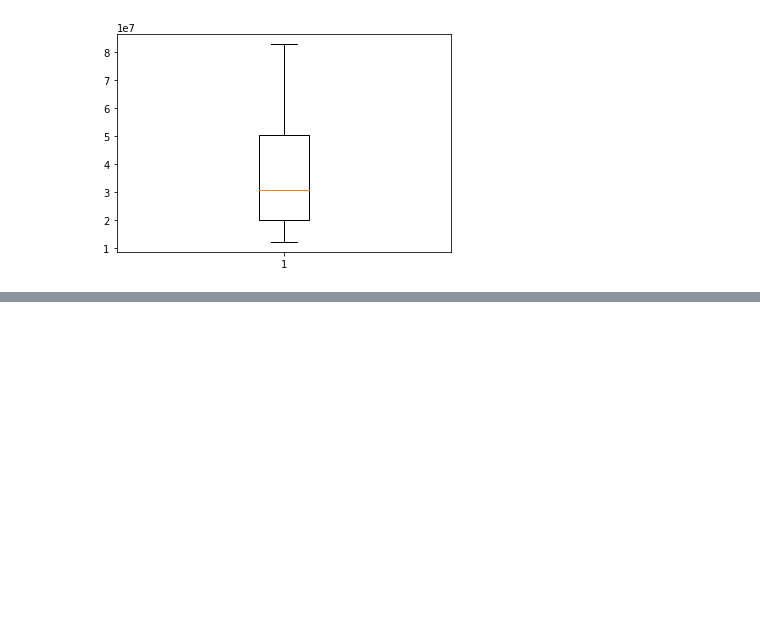
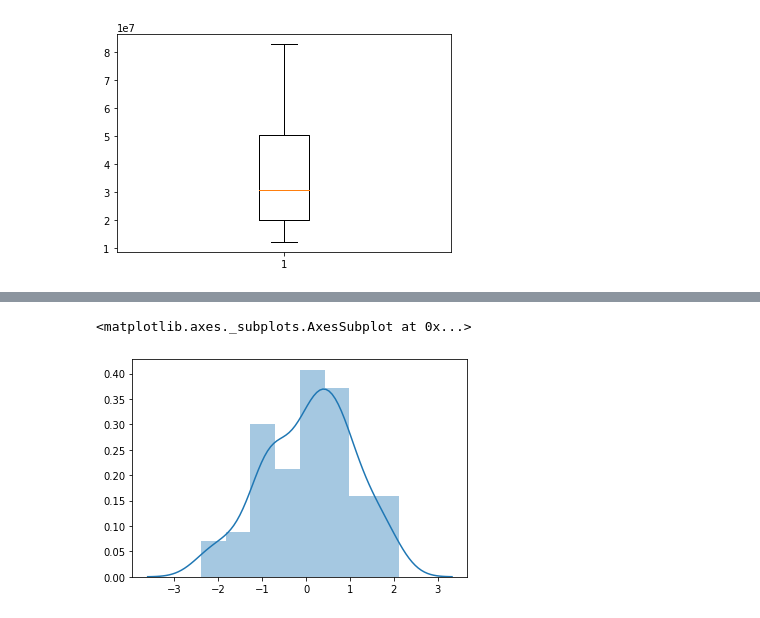
Before and after one commit to JuanLombana/MachineLearning, a Jupyter notebook: CloudLocation/DataAnalysis.ipynb, the cells around one changed output, grey strips where cells are left out. Cells and saved outputs as stored; diff of their text form; code cells hidden in the pictures; blank space fills up the shorter version.

```diff
--- a/CloudLocation/DataAnalysis.ipynb
+++ b/CloudLocation/DataAnalysis.ipynb
@@ -293,0 +299,5 @@ plt.boxplot([Acumm5['acumulado']])
+# %%
+sns.distplot(a[1])
+# %% [output]
+<matplotlib.axes._subplots.AxesSubplot at 0x...>
+[figure, added]
```
Also changed, not shown: parts of 7 cells of this notebook.
